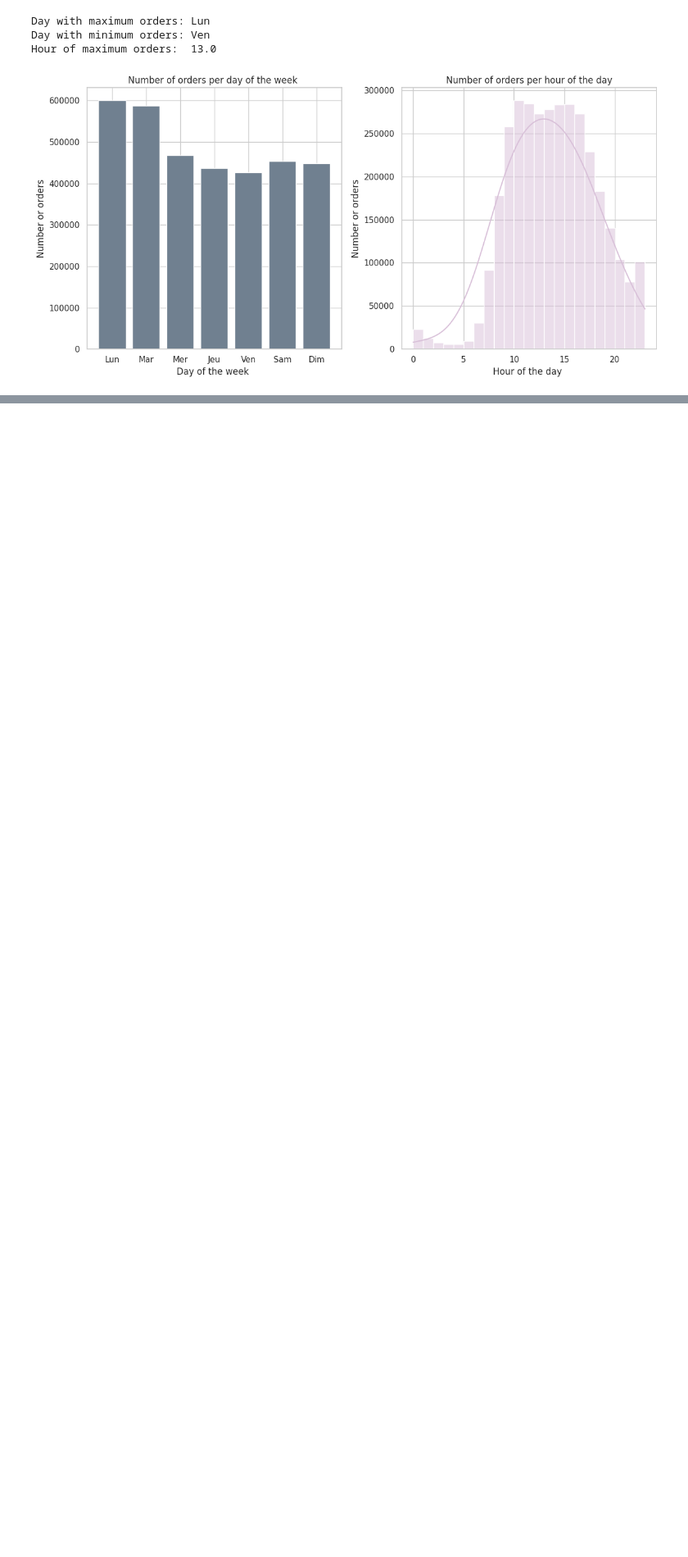
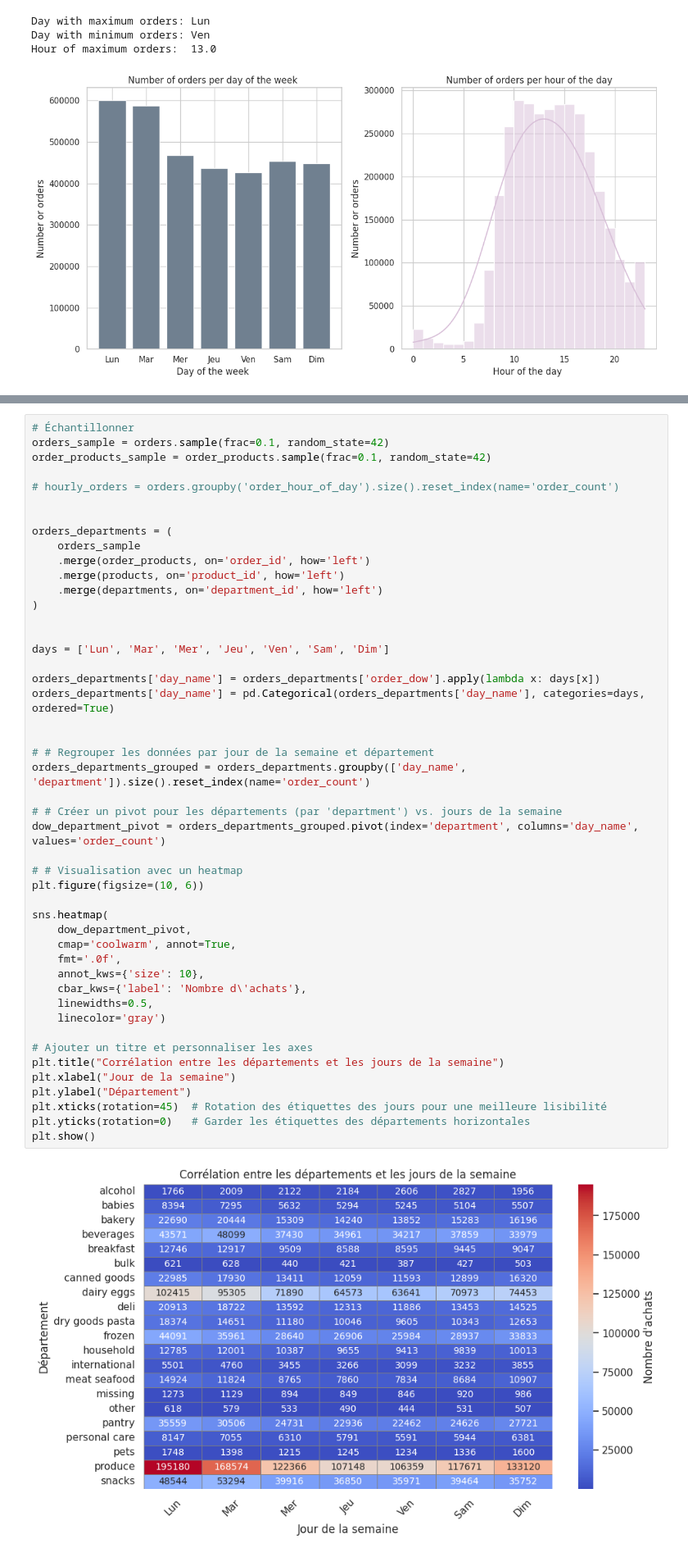
Before and after one commit to LisaRXN/bigdata_python, a Jupyter notebook: Untitled2.ipynb, the cells around one changed output, grey strips where cells are left out. Shown at 82% size. Drawn from its saved outputs; the diff is of its cells as text; blank space fills up the shorter version.

```diff
--- a/Untitled2.ipynb
+++ b/Untitled2.ipynb
@@ -386,0 +389,49 @@ Hour of maximum orders:  13.0
+# %%
+# Échantillonner
+orders_sample = orders.sample(frac=0.1, random_state=42)
+order_products_sample = order_products.sample(frac=0.1, random_state=42)
+
+# hourly_orders = orders.groupby('order_hour_of_day').size().reset_index(name='order_count')
+
+
+orders_departments = (
+    orders_sample
+    .merge(order_products, on='order_id', how='left')
+    .merge(products, on='product_id', how='left')
+    .merge(departments, on='department_id', how='left')
+)
+
+
+days = ['Lun', 'Mar', 'Mer', 'Jeu', 'Ven', 'Sam', 'Dim']
+
+orders_departments['day_name'] = orders_departments['order_dow'].apply(lambda x: days[x])
+orders_departments['day_name'] = pd.Categorical(orders_departments['day_name'], categories=days, ordered=True)
+
+
+# # Regrouper les données par jour de la semaine et département
+orders_departments_grouped = orders_departments.groupby(['day_name', 'department']).size().reset_index(name='order_count')
+
+# # Créer un pivot pour les départements (par 'department') vs. jours de la semaine
+dow_department_pivot = orders_departments_grouped.pivot(index='department', columns='day_name', values='order_count')
+
+# # Visualisation avec un heatmap
+plt.figure(figsize=(10, 6))
+
+sns.heatmap(
+    dow_department_pivot,
+    cmap='coolwarm', annot=True,
+    fmt='.0f',
+    annot_kws={'size': 10},
+    cbar_kws={'label': 'Nombre d\'achats'},
+    linewidths=0.5,
+    linecolor='gray')
+
+# Ajouter un titre et personnaliser les axes
+plt.title("Corrélation entre les départements et les jours de la semaine")
+plt.xlabel("Jour de la semaine")
+plt.ylabel("Département")
+plt.xticks(rotation=45)  # Rotation des étiquettes des jours pour une meilleure lisibilité
+plt.yticks(rotation=0)   # Garder les étiquettes des départements horizontales
+plt.show()
+# %% [output]
+[figure, added]
```
Also changed, not shown: parts of 4 cells of this notebook.
